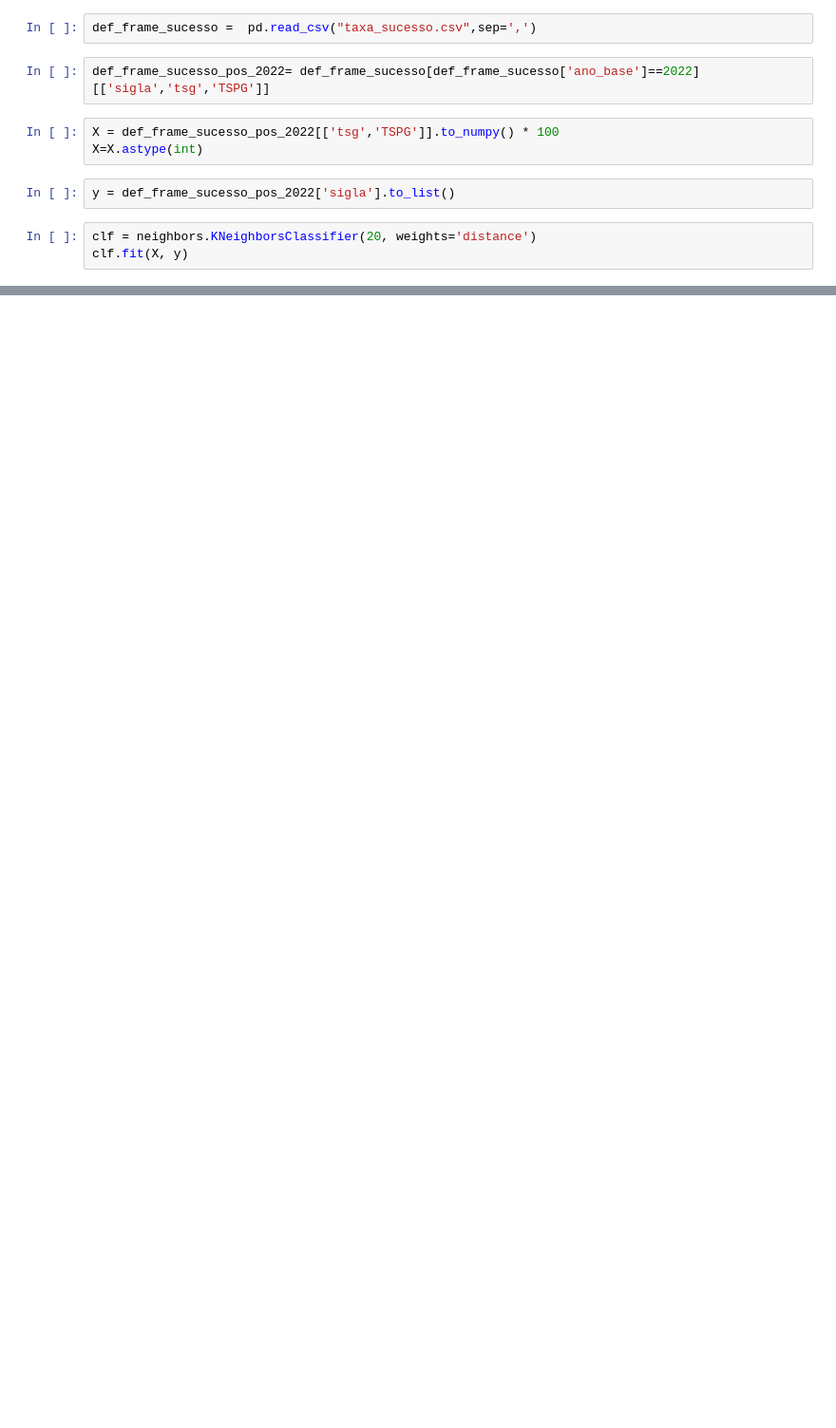
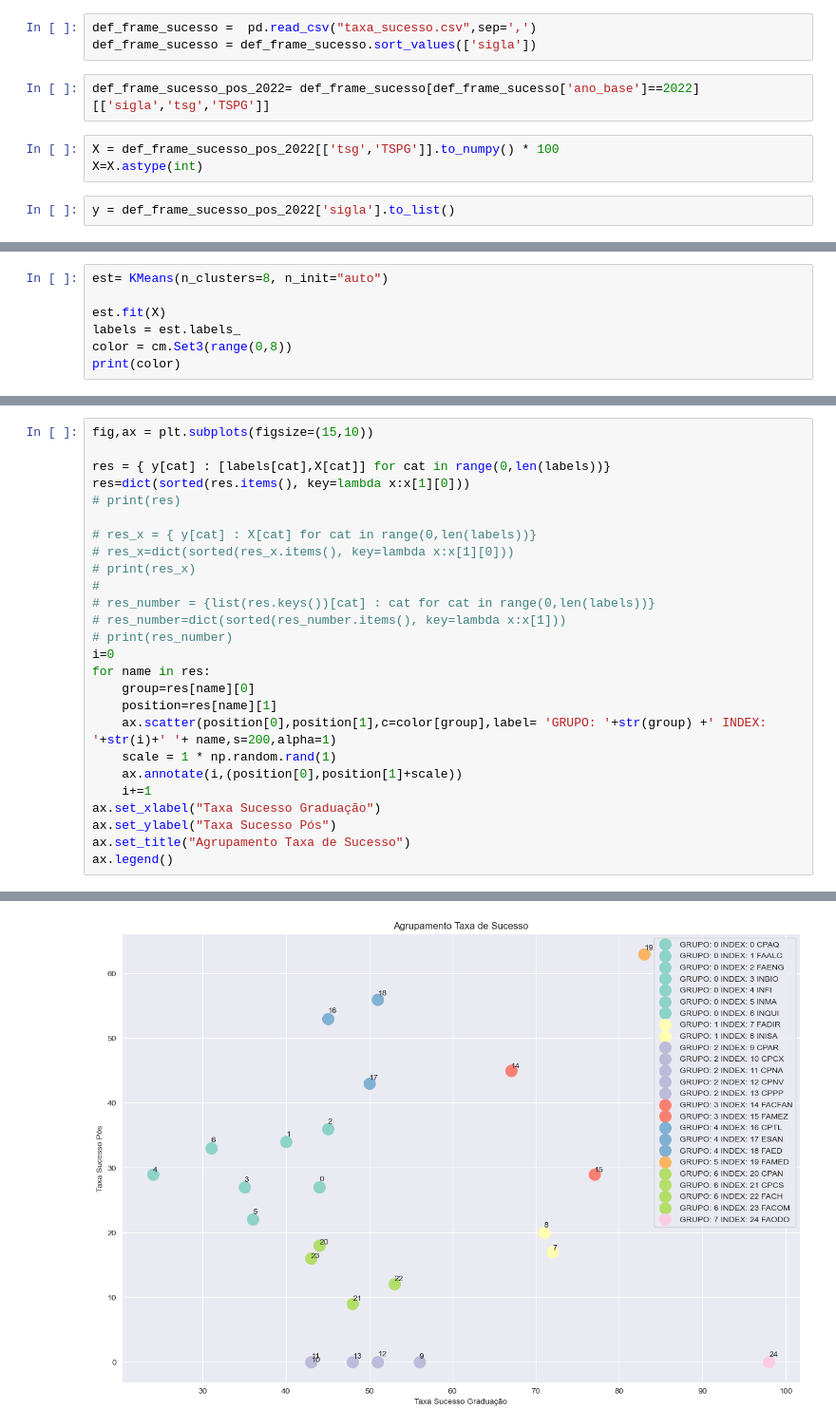
Before and after one commit to rafaelgov95/Doutorado, a Jupyter notebook: Inteligencia_Artificial/Sucesso/K-mean.ipynb, the cells around one changed output, grey strips where cells are left out. Shown: that part at 95% size. Saved outputs shown, nothing was run; the diff lists cells and outputs as text; blank space fills up the shorter version.

```diff
--- a/Inteligencia_Artificial/Sucesso/K-mean.ipynb
+++ b/Inteligencia_Artificial/Sucesso/K-mean.ipynb
@@ -11,6 +14,7 @@ cmap_light = ListedColormap(["orange", "cyan", "cornflowerblue","blue"])
 cmap_bold = ["darkorange", "c", "darkblue",'red']
 # %%
 def_frame_sucesso =  pd.read_csv("taxa_sucesso.csv",sep=',')
+def_frame_sucesso = def_frame_sucesso.sort_values(['sigla'])
 # %%
 def_frame_sucesso_pos_2022= def_frame_sucesso[def_frame_sucesso['ano_base']==2022][['sigla','tsg','TSPG']]
 # %%
@@ -18,6 +22,3 @@ X = def_frame_sucesso_pos_2022[['tsg','TSPG']].to_numpy() * 100
 X=X.astype(int)
 # %%
 y = def_frame_sucesso_pos_2022['sigla'].to_list()
-# %%
-clf = neighbors.KNeighborsClassifier(20, weights='distance')
-clf.fit(X, y)
@@ -67,0 +25,7 @@ array([6, 1, 2, 0, 6, 3, 1, 1, 5, 4, 2, 6, 1, 1, 0, 0, 0, 0, 3, 6, 7, 0,
+# %%
+est= KMeans(n_clusters=8, n_init="auto")
+
+est.fit(X)
+labels = est.labels_
+color = cm.Set3(range(0,8))
+print(color)
@@ -67,0 +41,27 @@ array([6, 1, 2, 0, 6, 3, 1, 1, 5, 4, 2, 6, 1, 1, 0, 0, 0, 0, 3, 6, 7, 0,
+# %%
+fig,ax = plt.subplots(figsize=(15,10))
+
+res = { y[cat] : [labels[cat],X[cat]] for cat in range(0,len(labels))}
+res=dict(sorted(res.items(), key=lambda x:x[1][0]))
+# print(res)
+
+# res_x = { y[cat] : X[cat] for cat in range(0,len(labels))}
+# res_x=dict(sorted(res_x.items(), key=lambda x:x[1][0]))
+# print(res_x)
+#
+# res_number = {list(res.keys())[cat] : cat for cat in range(0,len(labels))}
+# res_number=dict(sorted(res_number.items(), key=lambda x:x[1]))
+# print(res_number)
+i=0
+for name in res:
+    group=res[name][0]
+    position=res[name][1]
+    ax.scatter(position[0],position[1],c=color[group],label= 'GRUPO: '+str(group) +' INDEX: '+str(i)+' '+ name,s=200,alpha=1)
+    scale = 1 * np.random.rand(1)
+    ax.annotate(i,(position[0],position[1]+scale))
+    i+=1
+ax.set_xlabel("Taxa Sucesso Graduação")
+ax.set_ylabel("Taxa Sucesso Pós")
+ax.set_title("Agrupamento Taxa de Sucesso")
+ax.legend()
+# %% [output]
@@ -67,0 +69 @@ array([6, 1, 2, 0, 6, 3, 1, 1, 5, 4, 2, 6, 1, 1, 0, 0, 0, 0, 3, 6, 7, 0,
+[figure, added]
```
Also changed, not shown: parts of 8 cells of this notebook, 7 other files.
